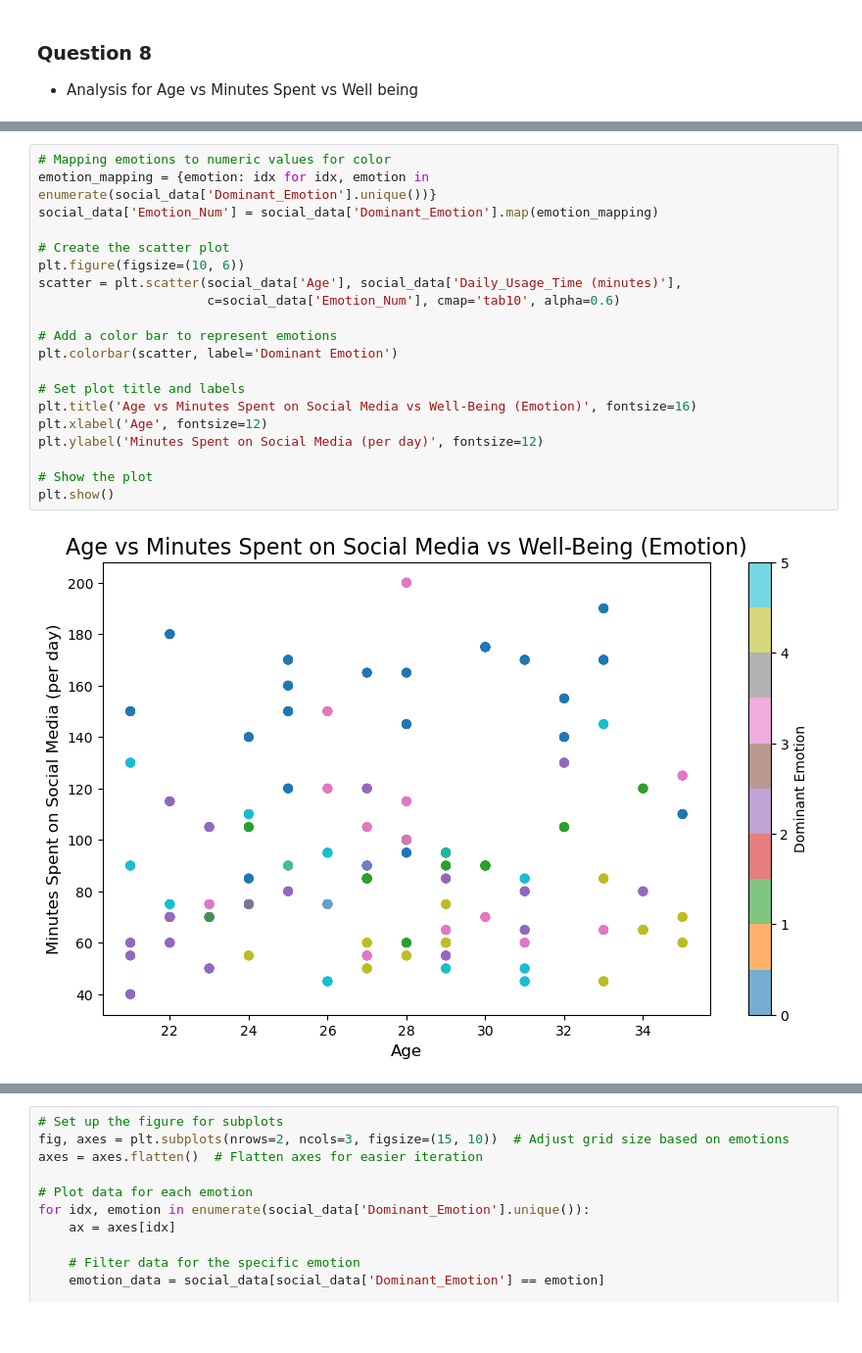
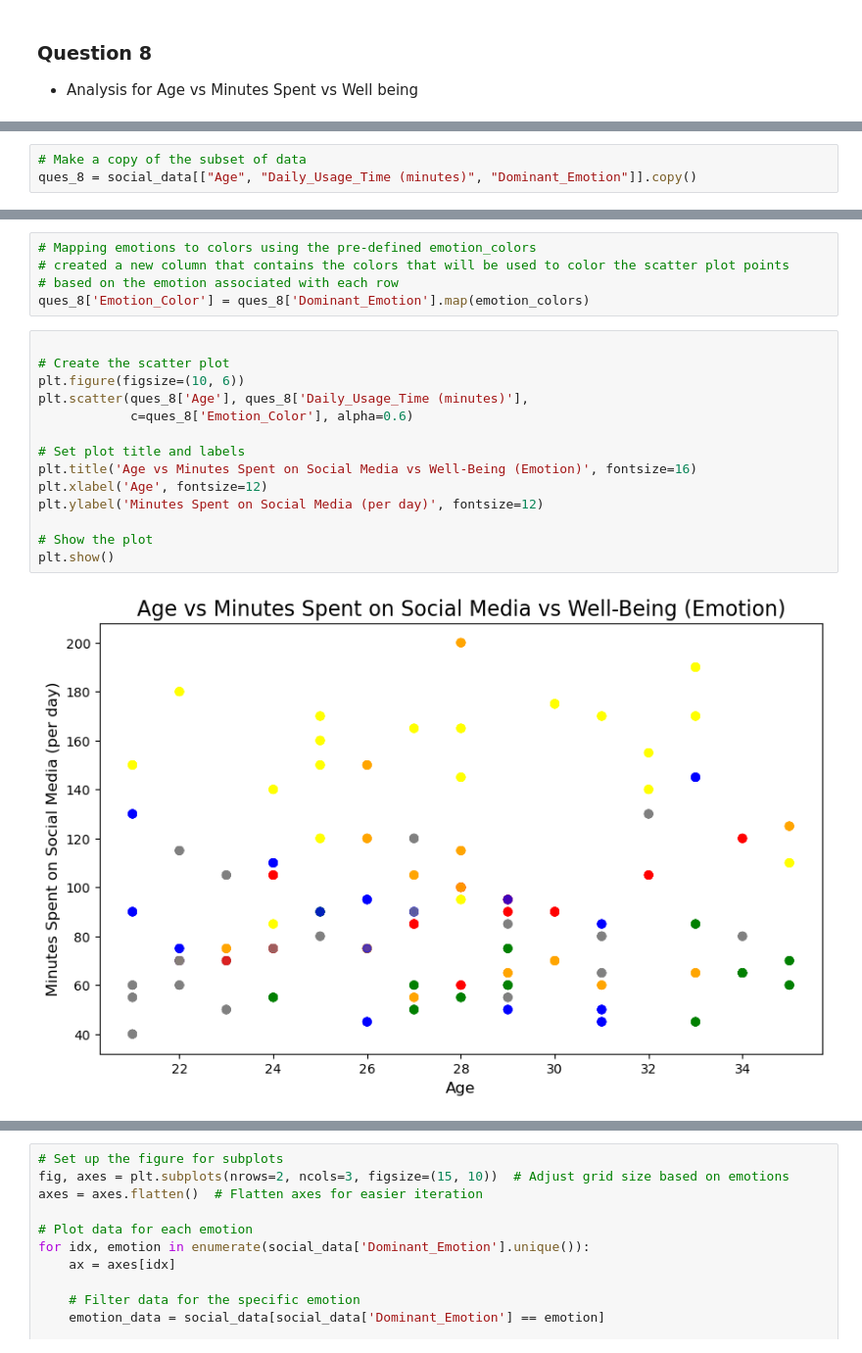
Before and after one commit to cindyd97/Analyzing-Social-Media-And-Emotions, a Jupyter notebook: Jennifer's_work/analysis.ipynb, the cells around one changed output, grey strips where cells are left out. Shown at 98% size. Saved outputs shown, nothing was run; the diff lists cells and outputs as text; blank space fills up the shorter version.

```diff
--- a/Jennifer's_work/analysis.ipynb
+++ b/Jennifer's_work/analysis.ipynb
@@ -95,3 +147,6 @@ ques_8
 924 rows × 3 columns
+# %%
+# Make a copy of the subset of data
+ques_8 = social_data[["Age", "Daily_Usage_Time (minutes)", "Dominant_Emotion"]].copy()
 # %%
 age_max= social_data["Age"].max()
@@ -123,25 +178,24 @@ Age
 32    38
 34    36
 Name: count, dtype: int64
+# %%
+# Mapping emotions to colors using the pre-defined emotion_colors
+# created a new column that contains the colors that will be used to color the scatter plot points
+# based on the emotion associated with each row
+ques_8['Emotion_Color'] = ques_8['Dominant_Emotion'].map(emotion_colors)
 # %%
-# Mapping emotions to numeric values for color
-emotion_mapping = {emotion: idx for idx, emotion in enumerate(social_data['Dominant_Emotion'].unique())}
-social_data['Emotion_Num'] = social_data['Dominant_Emotion'].map(emotion_mapping)
 
 # Create the scatter plot
 plt.figure(figsize=(10, 6))
-scatter = plt.scatter(social_data['Age'], social_data['Daily_Usage_Time (minutes)'],
-                      c=social_data['Emotion_Num'], cmap='tab10', alpha=0.6)
-
-# Add a color bar to represent emotions
-plt.colorbar(scatter, label='Dominant Emotion')
+plt.scatter(ques_8['Age'], ques_8['Daily_Usage_Time (minutes)'],
+            c=ques_8['Emotion_Color'], alpha=0.6)
 
 # Set plot title and labels
 plt.title('Age vs Minutes Spent on Social Media vs Well-Being (Emotion)', fontsize=16)
 plt.xlabel('Age', fontsize=12)
 plt.ylabel('Minutes Spent on Social Media (per day)', fontsize=12)
 
 # Show the plot
 plt.show()
 # %% [output]
-[figure, old version]
+[figure, new version]
```
Also changed, not shown: parts of 19 cells of this notebook, 2 other files.
